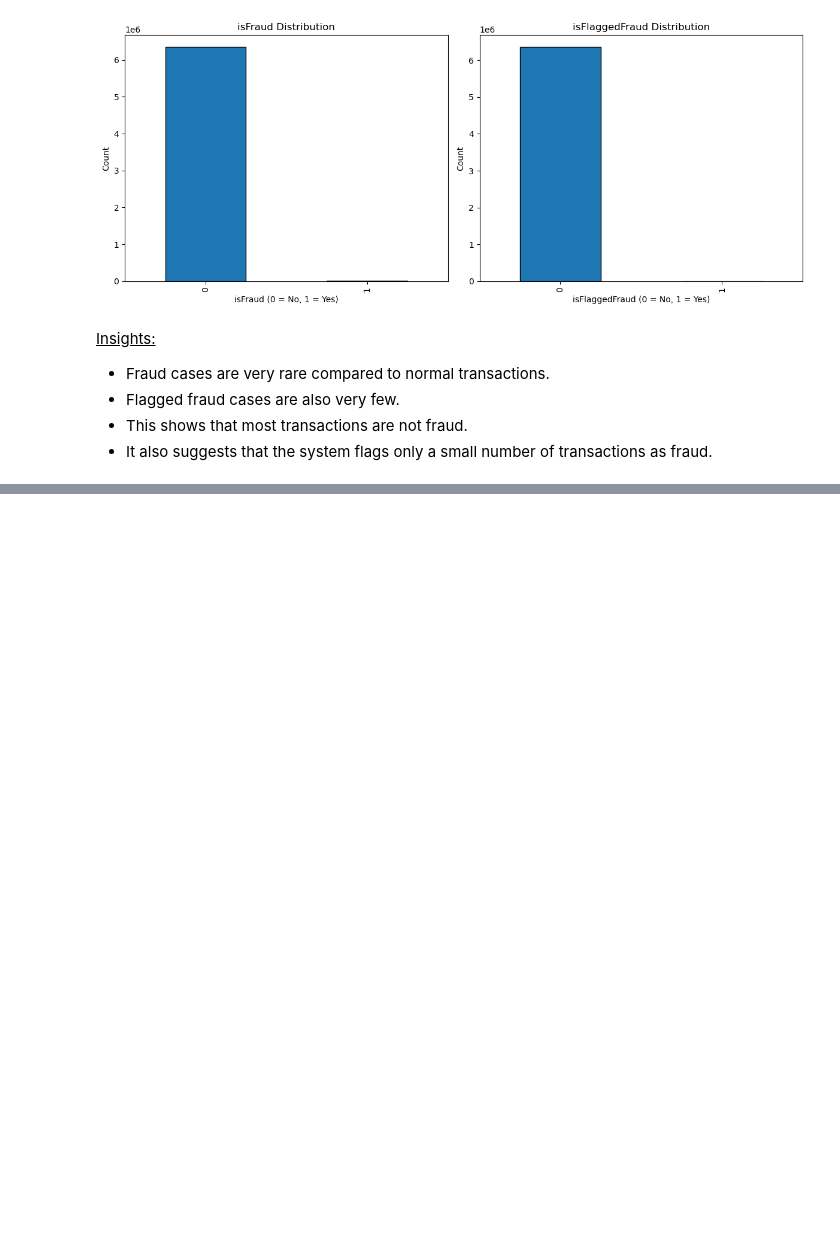
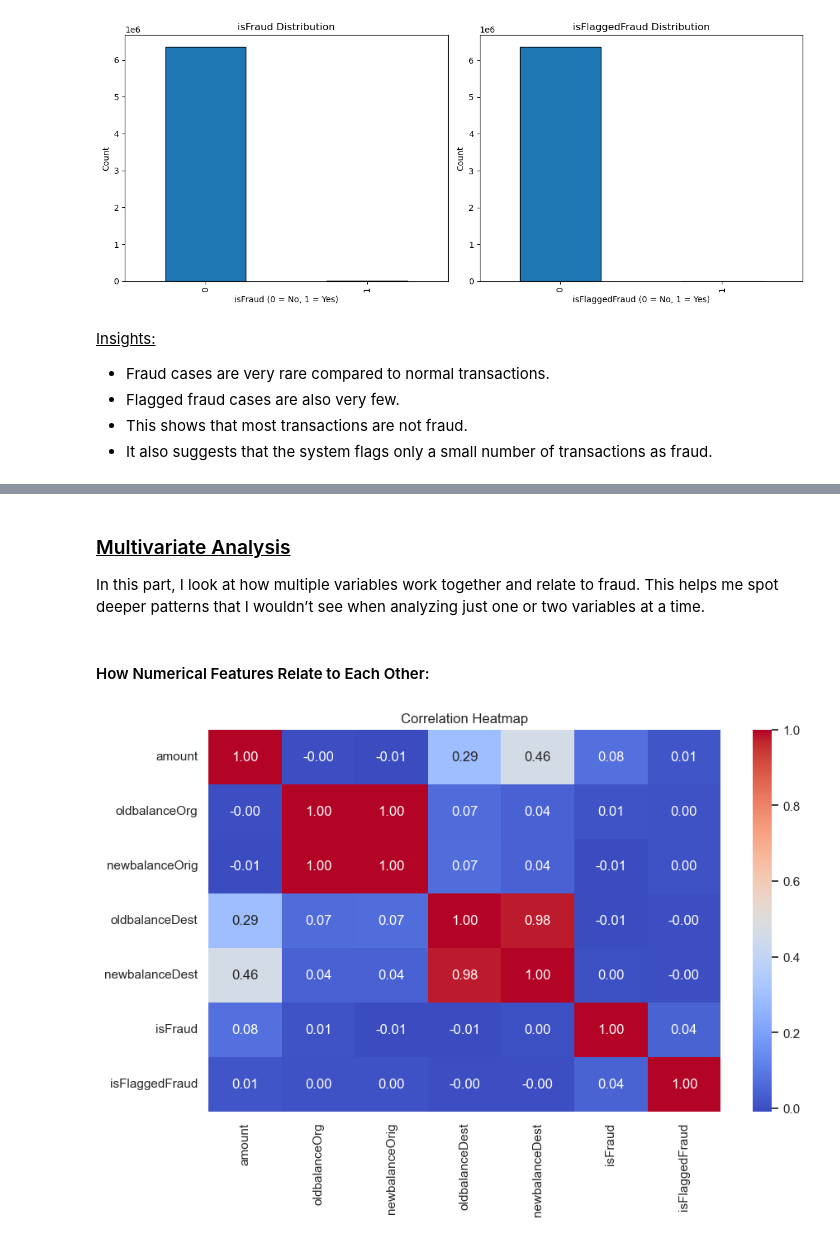
Before and after one commit to nicolous-peril/financial_fraud, a Jupyter notebook: code/01_explore.ipynb, the cells around one changed output, grey strips where cells are left out. Cells and saved outputs as stored; diff of their text form; code cells hidden in the pictures; blank space fills up the shorter version.

```diff
--- a/code/01_explore.ipynb
+++ b/code/01_explore.ipynb
@@ -337,0 +380,16 @@ plt.show()
+# %% [markdown]
+### <u>Multivariate Analysis</u>
+In this part, I look at how multiple variables work together and relate to fraud. This helps me spot deeper patterns that I wouldn’t see when analyzing just one or two variables at a time.
+# %% [markdown]
+#### How Numerical Features Relate to Each Other:
+# %%
+plt.figure(figsize=(10,6))
+
+corr = df[['amount', 'oldbalanceOrg', 'newbalanceOrig', 'oldbalanceDest', 'newbalanceDest', 'isFraud', 'isFlaggedFraud']].corr()
+
+sns.heatmap(corr, annot=True, cmap='coolwarm', fmt=".2f")
+
+plt.title("Correlation Heatmap")
+plt.show()
+# %% [output]
+[figure, added]
```
Also changed, not shown: parts of 33 cells of this notebook, 1 other file.
